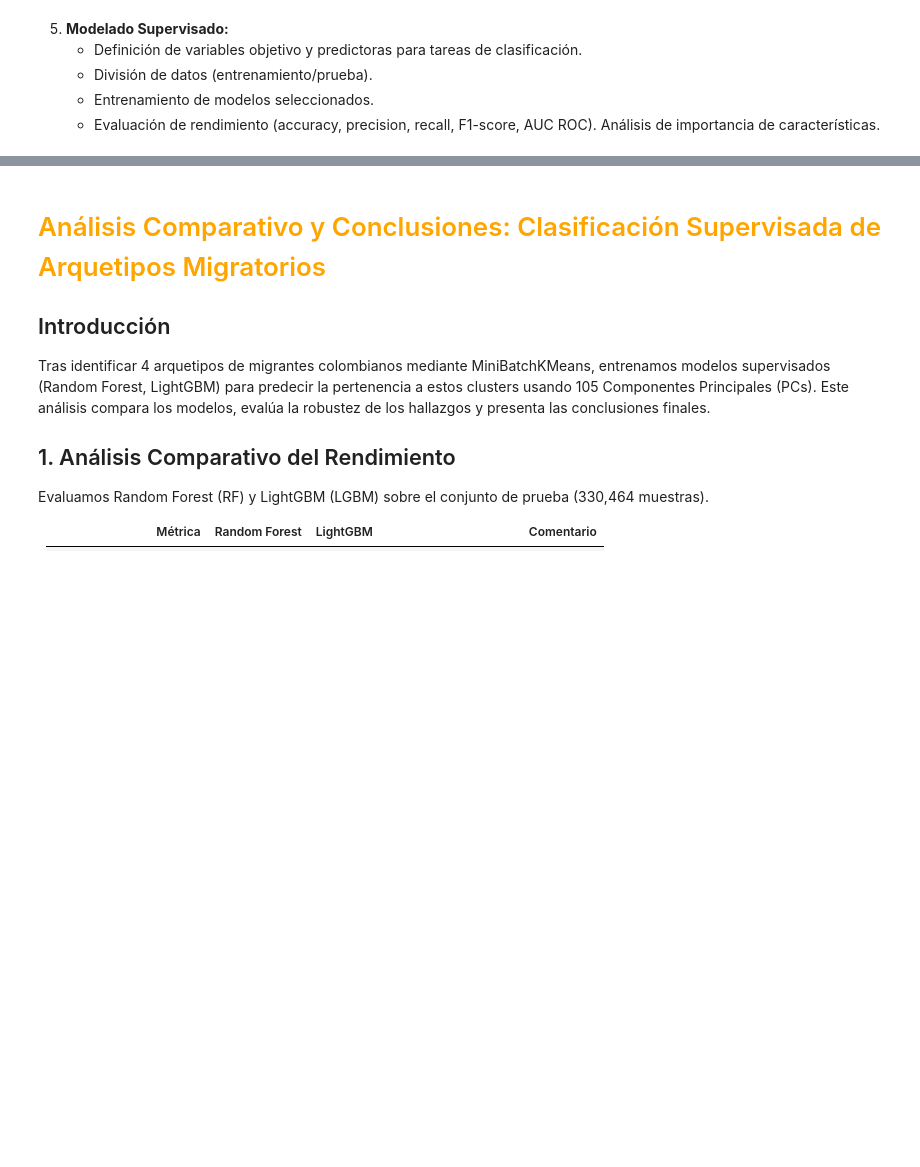
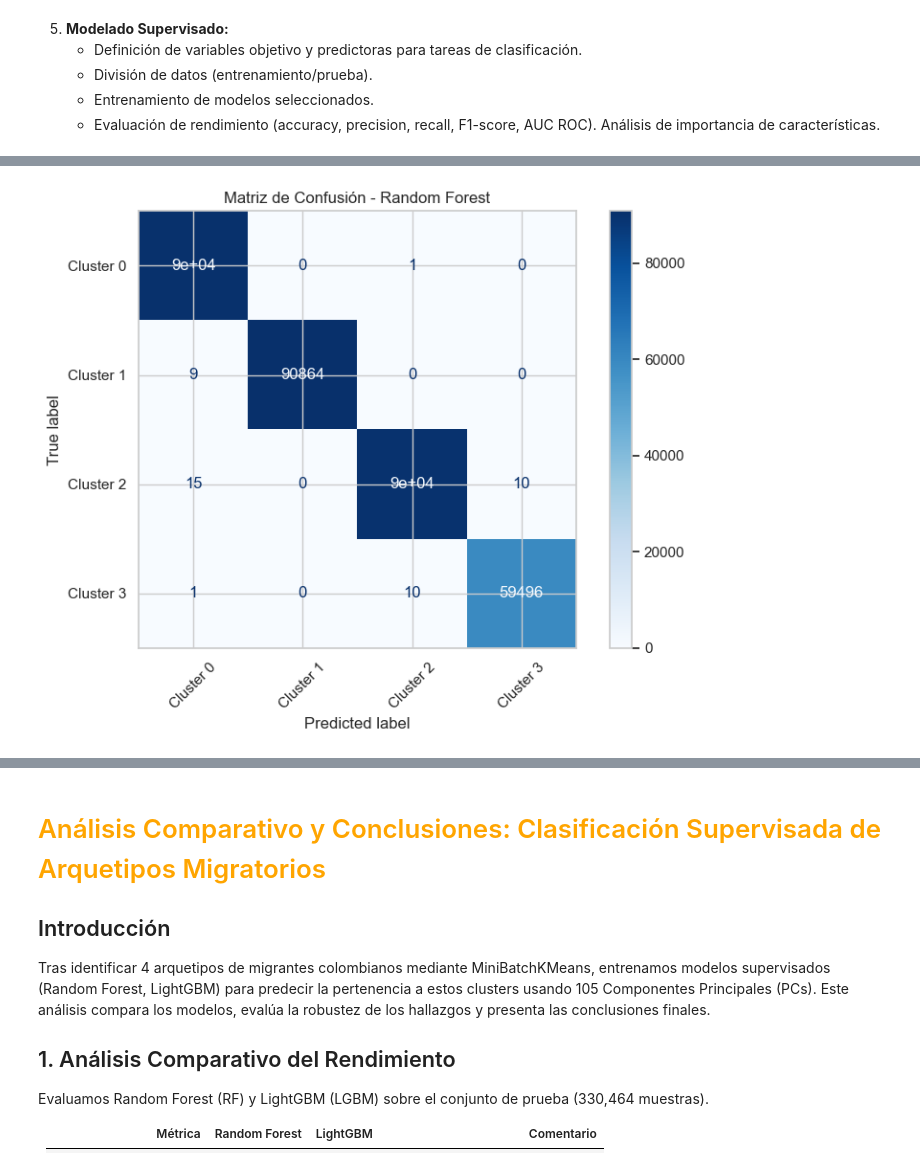
Before and after one commit to jhongaleano09/colombian-diaspora-analysis, a Jupyter notebook: notebooks/1.0-EDA_and_Prototyping.ipynb, the cells around one changed output, grey strips where cells are left out. Drawn from its saved outputs; the diff is of its cells as text; code cells hidden in the pictures; blank space fills up the shorter version.

Commit message:
entrenamiento y evaluación de modelado supervisado (Random Forest y LightGBM) hacienod uso de PCA calculados durante la fase de reducción de dimesionalidad

```diff
--- a/notebooks/1.0-EDA_and_Prototyping.ipynb
+++ b/notebooks/1.0-EDA_and_Prototyping.ipynb
@@ -1172,0 +871,85 @@ KeyboardInterrupt:
+# %%
+# ===================================================================
+# FASE 5: ENTRENAMIENTO Y EVALUACIÓN DE MODELOS SUPERVISADOS
+# ===================================================================
+# Objetivo: Entrenar modelos para predecir el cluster de un perfil
+# a partir de sus componentes principales.
+# -------------------------------------------------------------------
+
+# Importar las funciones refactorizadas
+from src.data_preprocessing import prepare_modeling_data
+from src.supervised_modeling import split_data, train_classifier, evaluate_classification_model
+from src.visualization import plot_all_confusion_matrices, plot_all_feature_importances
+import pandas as pd
+
+# --- 1. Carga y Preparación de Datos ---
+# Asumimos que 'df_pca_final' ya está cargado desde la fase anterior.
+if 'df_pca_final' not in locals():
+    raise NameError("El DataFrame 'df_pca_final' no se encuentra. Ejecuta la celda anterior.")
+
+TARGET_COLUMN = 'Cluster_MBK_4'
+X, y, features = prepare_modeling_data(df_pca_final, target_column=TARGET_COLUMN)
+
+# --- 2. División de Datos ---
+X_train, X_test, y_train, y_test = split_data(X, y)
+
+# --- 3. Definición y Entrenamiento de Modelos ---
+# Define las configuraciones de los modelos que quieres entrenar.
+# Esto facilita la experimentación.
+model_configs = {
+    'Random Forest': {
+        'model_type': 'rf',
+        'params': {
+            'n_estimators': 150,
+            'random_state': 42,
+            'n_jobs': -1,
+            'class_weight': 'balanced',
+            'max_depth': 25,
+            'min_samples_leaf': 4
+        }
+    },
+    'LightGBM': {
+        'model_type': 'lgbm',
+        'params': {
+            'random_state': 42,
+            'n_jobs': -1,
+            'class_weight': 'balanced'
+        }
+    }
+}
+
+trained_models = {}
+for name, config in model_configs.items():
+    print(f"--- Entrenando Modelo: {name} ---")
+    pipeline = train_classifier(
+        X_train, y_train,
+        features=features,
+        model_type=config['model_type'],
+        model_params=config['params']
+    )
+    if pipeline:
+        trained_models[name] = pipeline
+
+# --- 4. Evaluación de Modelos ---
+all_results = {}
+if not trained_models:
+    print("\nNo hay modelos entrenados para evaluar.")
+else:
+    print("\n--- Evaluación de Modelos en el Conjunto de Prueba ---")
+    for name, pipeline in trained_models.items():
+        results = evaluate_classification_model(
+            pipeline, X_test, y_test, model_name=name
+        )
+        all_results[name] = results
+
+    # Visualización de las matrices de confusión
+    plot_all_confusion_matrices(trained_models, X_test, y_test, y.unique())
+
+
+# --- 5. Análisis de Importancia de Características ---
+if not trained_models:
+    print("\nNo hay modelos entrenados para analizar.")
+else:
+    print("\n--- Análisis de Importancia de Componentes Principales ---")
+    plot_all_feature_importances(trained_models, features)
+# %% [output]
@@ -1172,0 +973 @@ KeyboardInterrupt:
+[figure, added]
```
Also changed, not shown: parts of 4 cells of this notebook, 3 other files.
